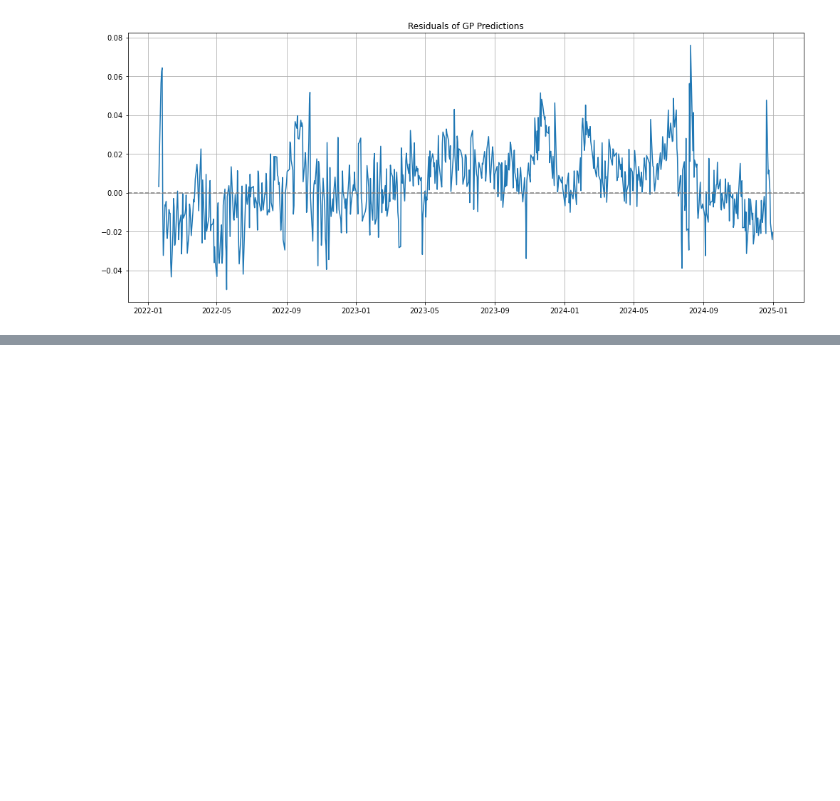
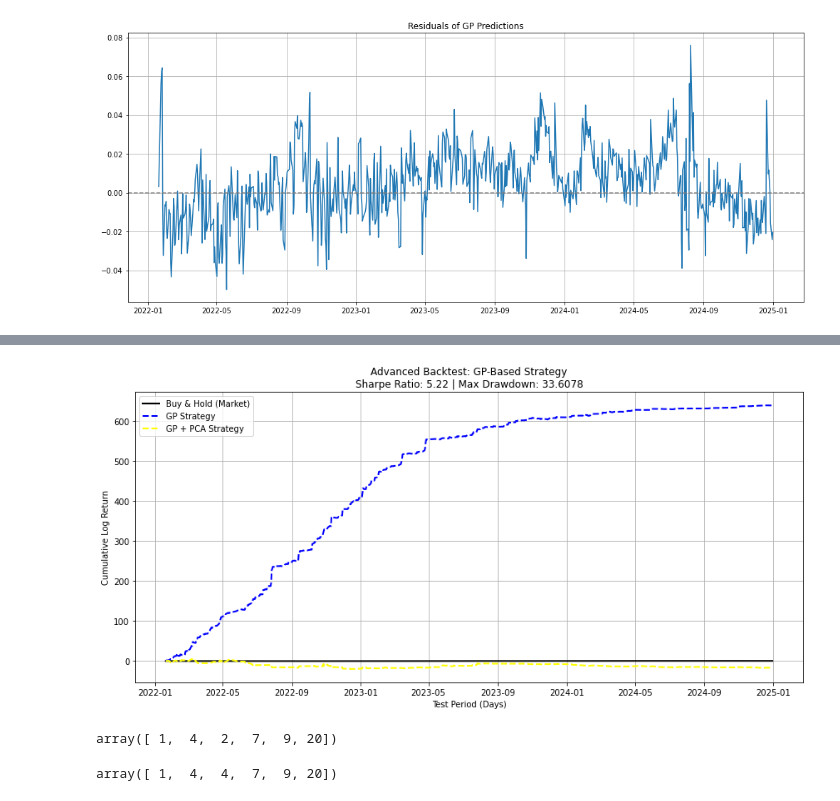
Before and after one commit to devanshu-cosmo/ml-projects, a Jupyter notebook: GaussianProcesses/GaussianProcesses_Backtesting.ipynb, the cells around one changed output, grey strips where cells are left out. Drawn from its saved outputs; the diff is of its cells as text; code cells hidden in the pictures; blank space fills up the shorter version.

Commit message:
Implemented a more advanced backtesting strategy

```diff
--- a/GaussianProcesses/GaussianProcesses_Backtesting.ipynb
+++ b/GaussianProcesses/GaussianProcesses_Backtesting.ipynb
@@ -318,0 +331,58 @@ plt.show()
+# %%
+stability_constant = 1e-6  #a small constant to avoid division by zero in risk adjusted positions
+transaction_cost = 0.002 #assume a non-zero cost of 0.2 percent associated to every transaction
+threshold = np.percentile(np.abs(y_pred_test), 25) #remove the bottom 25 percent of the positions
+
+#define the postions adjusted with the risk/standard deviation
+positions_unfiltered = y_pred_test / (y_std_test**2 + stability_constant)
+positions_unfiltered_pca = y_pca_pred_test / (y_pca_std_test**2 + stability_constant)
+#apply the threshold to remove the bottom percentile of signals
+positions_filtered = np.where(np.abs(y_pred_test) > threshold, positions_unfiltered, 0)
+positions_filtered_pca = np.where(np.abs(y_pca_pred_test) > threshold, positions_unfiltered_pca, 0)
+
+transaction_cost_total = transaction_cost * np.abs(np.diff(positions_filtered, prepend=0))
+transaction_cost_total_pca = transaction_cost * np.abs(np.diff(positions_filtered_pca, prepend=0))
+
+#compute the returns with this strategy and subtract the total transaction cost
+strategy_return = positions_filtered * y_test - transaction_cost_total
+strategy_return_pca = positions_filtered_pca * y_test - transaction_cost_total_pca
+
+strategy_cumulative = np.cumsum(strategy_return)  #cumulative return using the GP model
+strategy_cumulative_pca = np.cumsum(strategy_return_pca)  #for the PCA + gp case
+market_cumulative = np.cumsum(y_test) #cumulative returns of the market
+
+#compute sharpe ratio and maximum drawdown
+sharpe_ratio = np.mean(strategy_return) / (np.std(strategy_return) + stability_constant) * np.sqrt(252)
+sharpe_ratio_pca = np.mean(strategy_return_pca) / (np.std(strategy_return_pca) + stability_constant) * np.sqrt(252)
+
+rolling_max = np.maximum.accumulate(strategy_return)
+drawdown = rolling_max - strategy_return
+max_drawdown = np.max(drawdown)
+
+rolling_max_pca = np.maximum.accumulate(strategy_return_pca)
+drawdown_pca = rolling_max_pca - strategy_return_pca
+max_drawdown_pca = np.max(drawdown_pca)
+
+
+#visualize the strategy
+plt.figure(figsize=(12, 6))
+plt.plot(market_cumulative, label='Buy & Hold (Market)', color='black', linewidth=2)
+plt.plot(strategy_cumulative, label='GP Strategy', color='blue', linestyle='--', linewidth=2)
+plt.plot(strategy_cumulative_pca, label='GP + PCA Strategy', color='yellow', linestyle='--', linewidth=2)
+plt.title(f"Advanced Backtest: GP-Based Strategy\nSharpe Ratio: {sharpe_ratio:.2f} | Max Drawdown: {max_drawdown:.4f}")
+plt.xlabel("Test Period (Days)")
+plt.ylabel("Cumulative Log Return")
+plt.legend()
+plt.grid(True)
+plt.tight_layout()
+plt.show()
+# %% [output]
+[figure, added]
+# %%
+ex
+# %% [output]
+array([ 1,  4,  2,  7,  9, 20])
+# %%
+np.maximum.accumulate(ex)
+# %% [output]
+array([ 1,  4,  4,  7,  9, 20])
```
Also changed, not shown: parts of 16 cells of this notebook.
